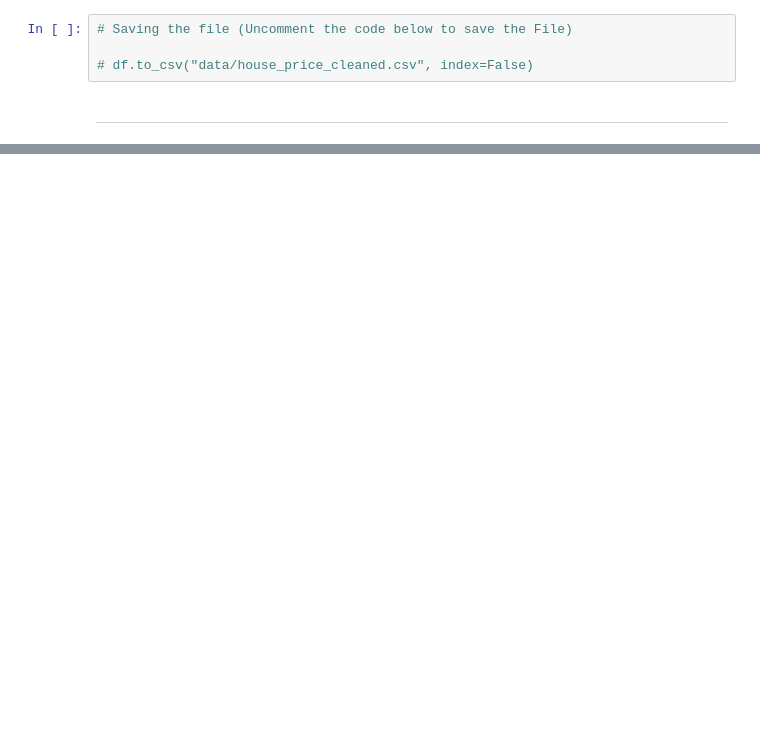
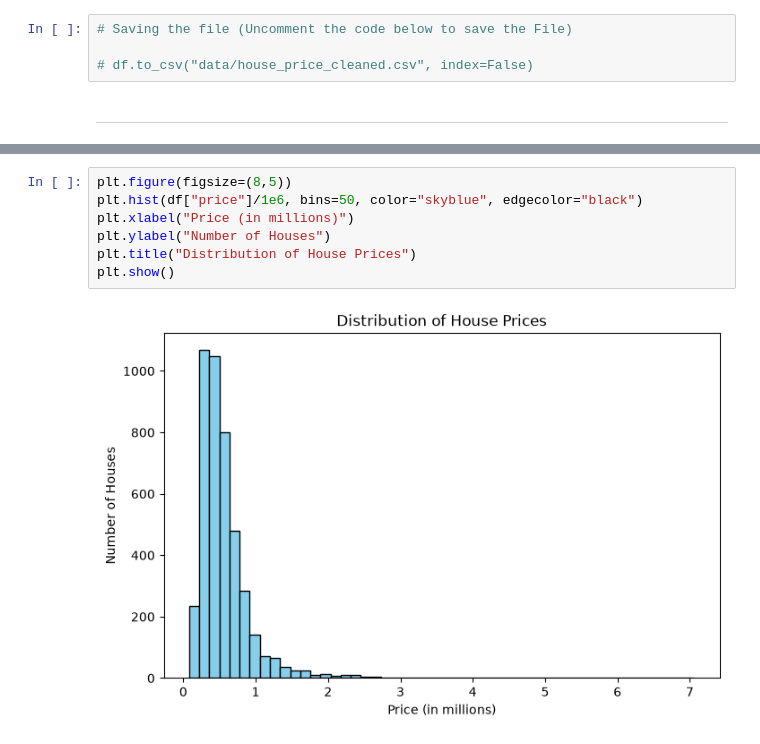
Before and after one commit to Divyam199/house_price_prediction, a Jupyter notebook: house_price_prediction.ipynb, the cells around one changed output, grey strips where cells are left out. Saved outputs shown, nothing was run; the diff lists cells and outputs as text; blank space fills up the shorter version.

```diff
--- a/house_price_prediction.ipynb
+++ b/house_price_prediction.ipynb
@@ -311,0 +342,9 @@ Average Bathrooms: 2.16
+# %%
+plt.figure(figsize=(8,5))
+plt.hist(df["price"]/1e6, bins=50, color="skyblue", edgecolor="black")
+plt.xlabel("Price (in millions)")
+plt.ylabel("Number of Houses")
+plt.title("Distribution of House Prices")
+plt.show()
+# %% [output]
+[figure, added]
```
Also changed, not shown: parts of 21 cells of this notebook, 2 other files.
